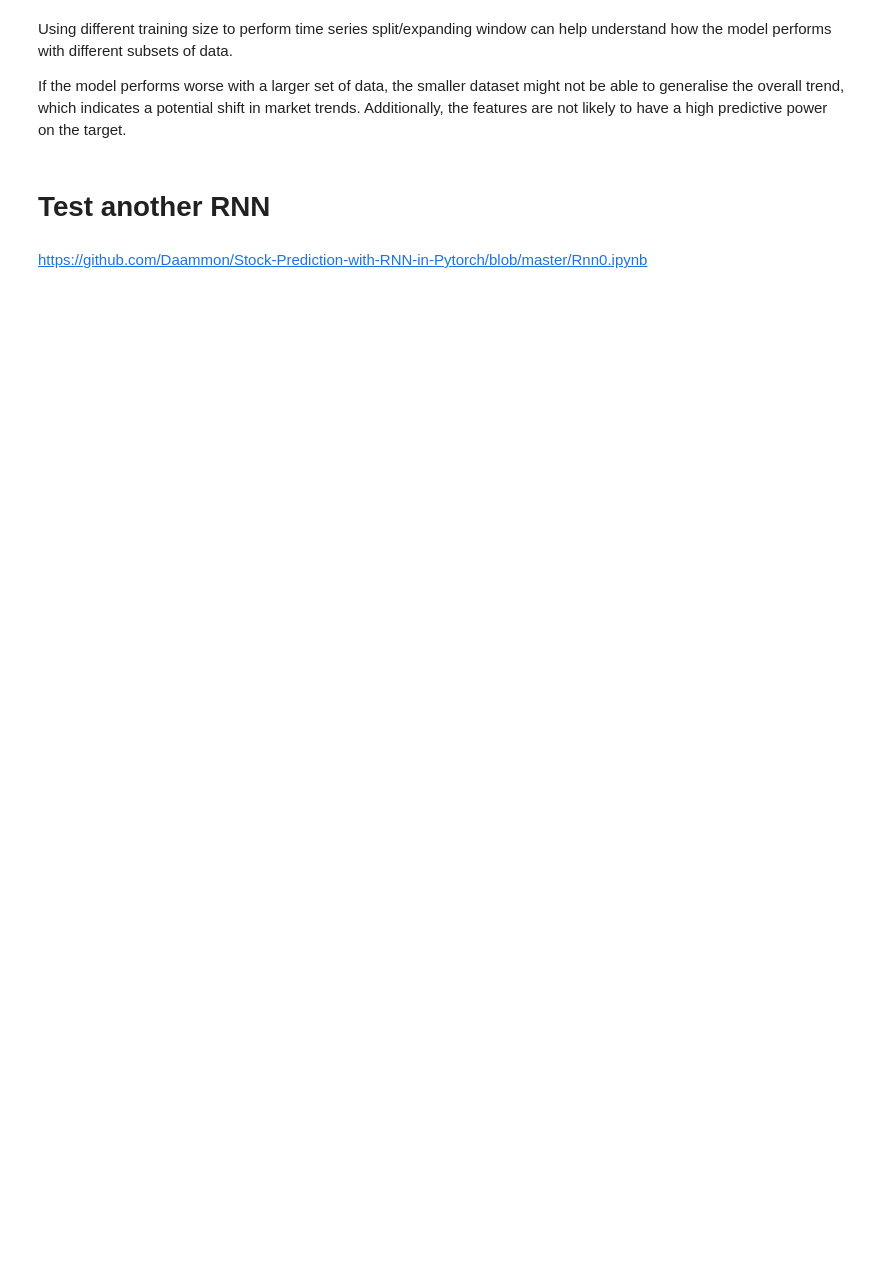
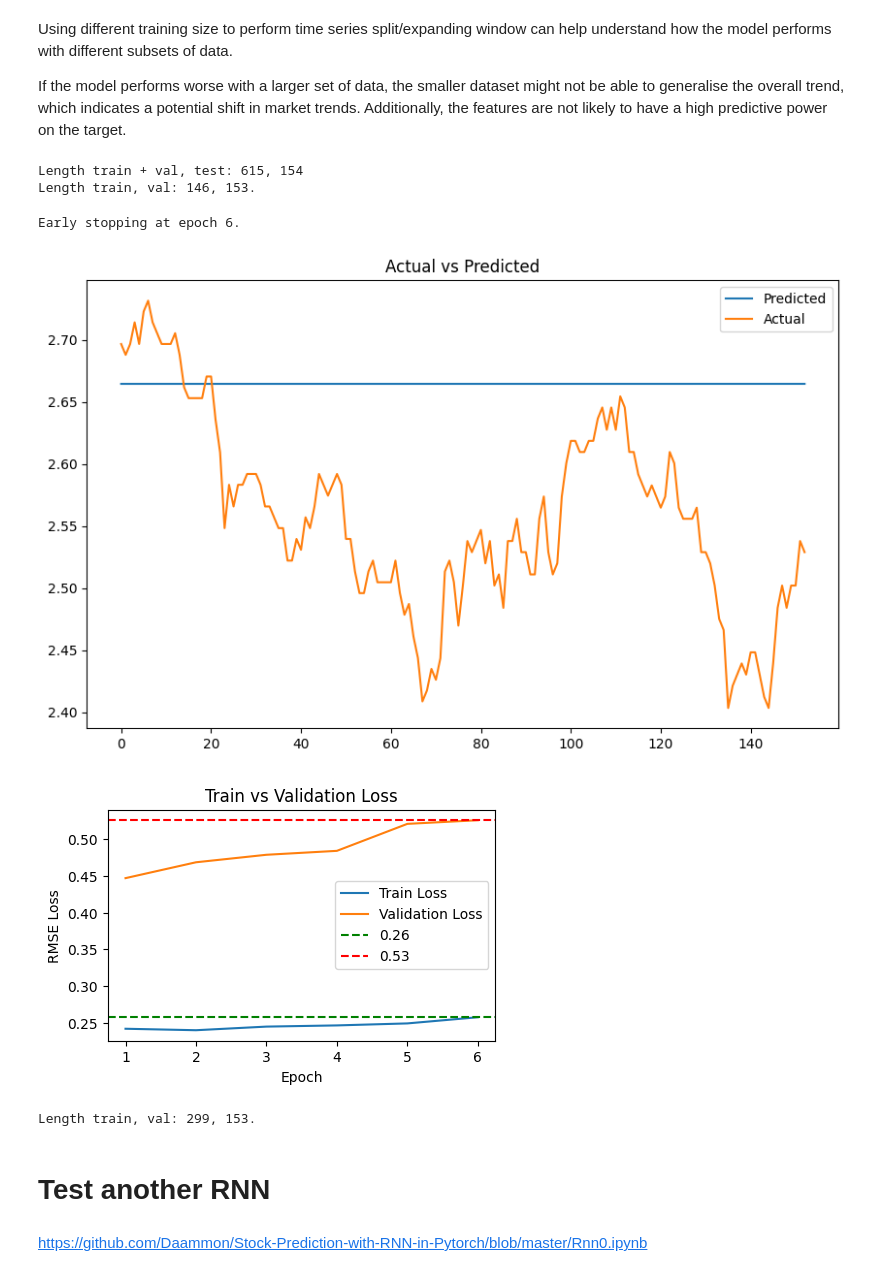
Before and after one commit to yiqwan/stock-forecast-with-nn, a Jupyter notebook: notebooks/yq.ipynb, the cells around one changed output. Drawn from its saved outputs; the diff is of its cells as text; code cells hidden in the pictures; blank space fills up the shorter version.

```diff
--- a/notebooks/yq.ipynb
+++ b/notebooks/yq.ipynb
@@ -564,7 +620,6 @@ not be able to generalise the overall trend, which indicates a potential shift
 in market trends. Additionally, the features are not likely to have a high predictive
 power on the target.
 # %%
-DEVICE = torch.device('mps')
 device = torch.device('mps') # torch.device('cpu')
 n_splits = 3
 split_idx = int(len(df2) * 0.8)
@@ -587,35 +642,42 @@ for train_idx, val_idx in tscv.split(X.iloc[:split_idx]):
 
     scaler_x, scaler_y = Scaler(type=scaler_type), Scaler(type=scaler_type)
     X_train_scaled, X_val_scaled = scaler_x.scale_fit_transform(train=X_train, val=X_val)
     y_train_scaled, y_val_scaled = scaler_y.scale_fit_transform(
         train=np.reshape(y_train, (-1, 1)),
         val=np.reshape(y_val, (-1, 1)))
 
     train_dataloader = load_data(X=X_train_scaled, y=y_train_scaled, batch_size=batch_size, shuffle=shuffle)
     val_dataloader = load_data(X=X_val_scaled, y=y_val_scaled, batch_size=batch_size, shuffle=shuffle)
 
     kwargs = {
         'input_size': X.shape[-1],
-        'hidden_size': 256 , # 64 and 128 have weird spikes at the end
-        'num_layers': 16,
+        'hidden_size': 128 , # 64 and 128 have weird spikes at the end
+        'num_layers': 8,
         'train_dataloader': train_dataloader,
         'val_dataloader': val_dataloader,
         'scaler_y': scaler_y,
 
     }
     # lr 0.1 is too high, will fluctuate at the end
     # FIXME: Edit n_epoch
     model = custom_model(type='RNN', lr=0.0001, n_epoch=100, device=DEVICE, **kwargs) # It's wrong to write kwargs=kwargs
     model.fit()
     model.plot_loss()
 
     # model = custom_model(type='LSTM', lr=0.05, n_epoch=100, device=device, **kwargs) # It's wrong to write kwargs=kwargs
     # model.fit()
     # model.plot_loss()
 
 # Use the last model with all the training and validation data
 test_model = model
 X_test, y_test = X.iloc[split_idx:], y.iloc[split_idx:]
+# %% [output]
+Length train + val, test: 615, 154
+Length train, val: 146, 153.
+Early stopping at epoch 6.
+[figure, added]
+[figure, added]
+Length train, val: 299, 153.
 # %% [markdown]
 # Test another RNN
 # %% [markdown]
```
Also changed, not shown: parts of 7 cells of this notebook.
